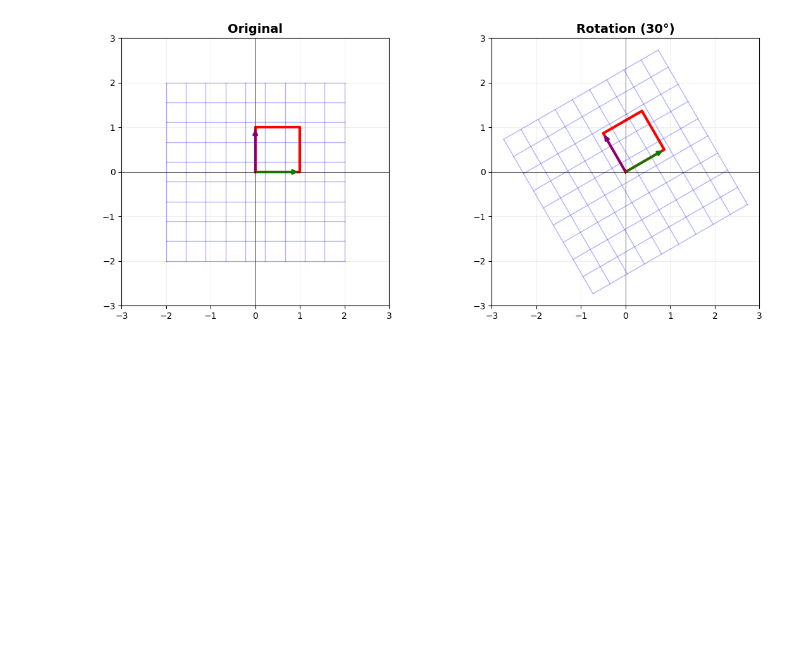
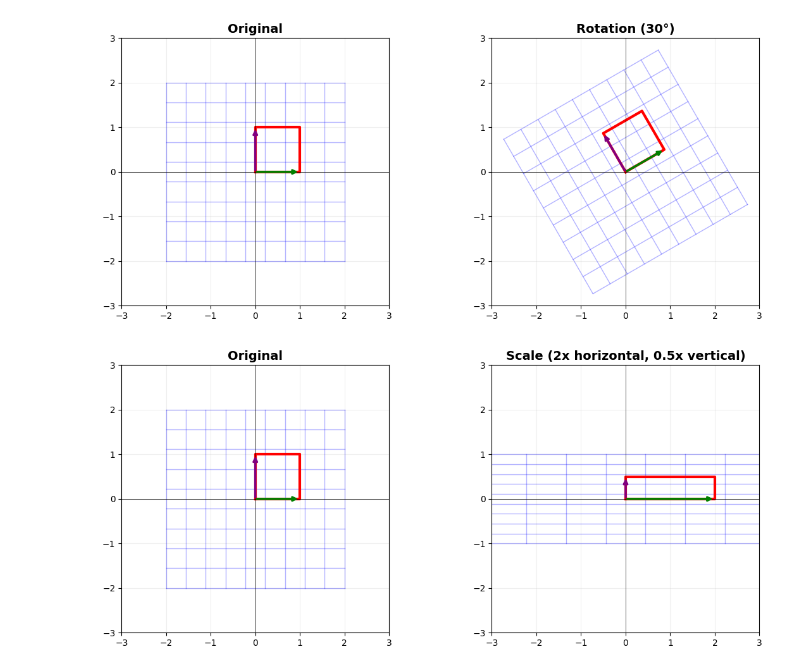
Before and after one commit to Aaidt/ML, a Jupyter notebook: tensors/tensir.ipynb, the cells around one changed output. Cells and saved outputs as stored; diff of their text form; code cells hidden in the pictures; blank space fills up the shorter version.

```diff
--- a/tensors/tensir.ipynb
+++ b/tensors/tensir.ipynb
@@ -130,3 +130,8 @@ rotation = [[math.cos(angle), -math.sin(angle)],
 plot_transformation(rotation, "Rotation (30°)")
 # %% [output]
 [figure]
+# %%
+# 🔥 SCALING — stretch and squish!
+plot_transformation([[2, 0], [0, 0.5]], "Scale (2x horizontal, 0.5x vertical)")
+# %% [output]
+[figure, added]
```
Also changed, not shown: parts of 3 cells of this notebook.
